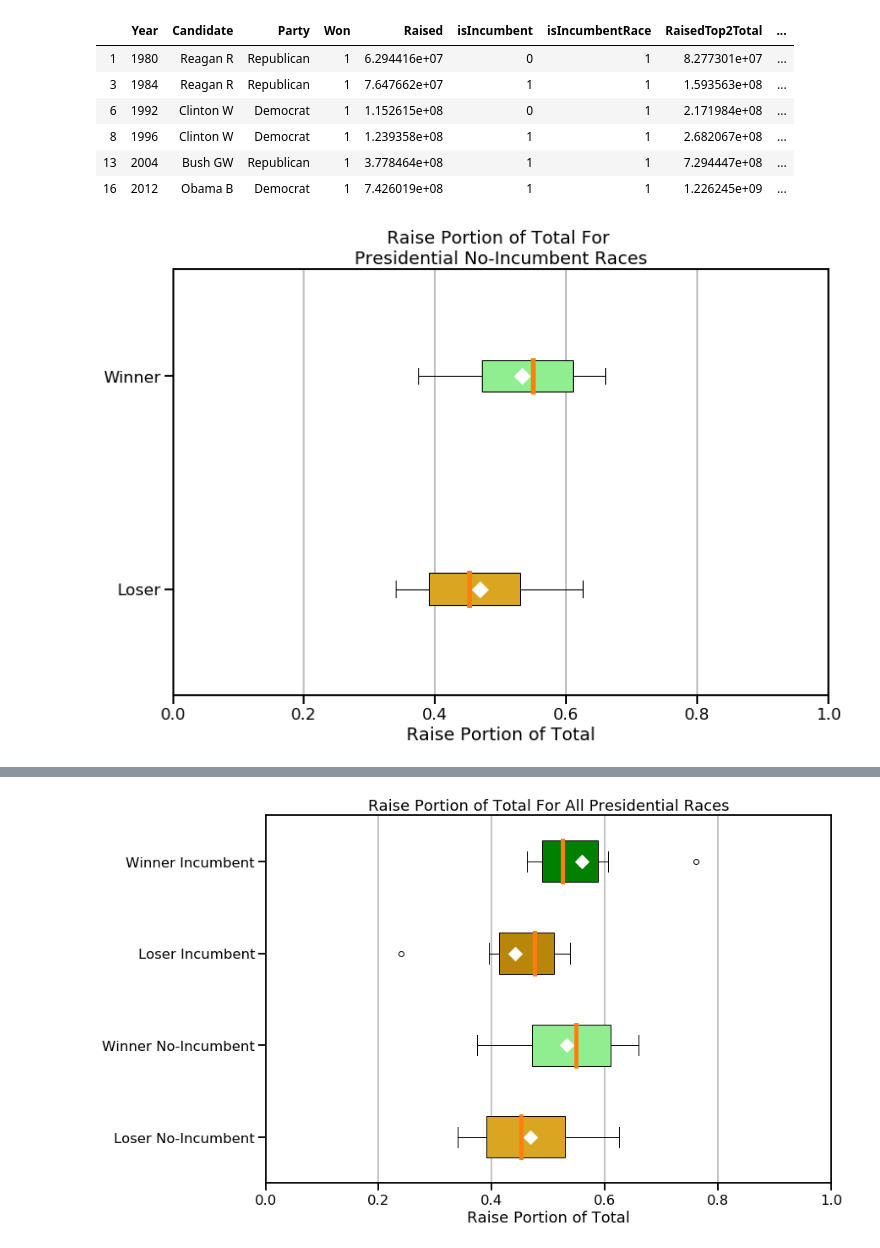
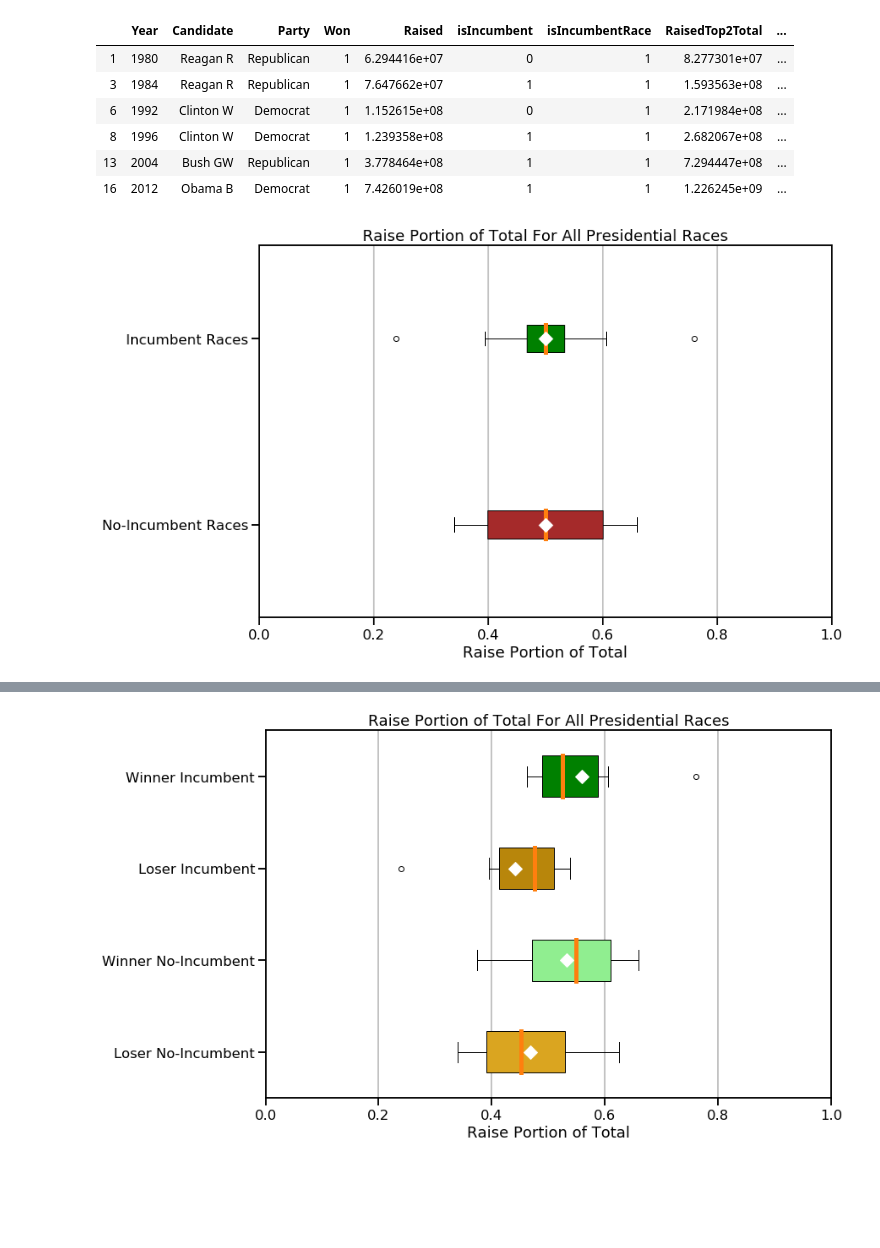
Before and after one commit to MichaelSzczepaniak/CampaignFinance, a Jupyter notebook: ExploreCampaignFinance.ipynb, the cells around one changed output, grey strips where cells are left out. Drawn from its saved outputs; the diff is of its cells as text; code cells hidden in the pictures; blank space fills up the shorter version.

```diff
--- a/ExploreCampaignFinance.ipynb
+++ b/ExploreCampaignFinance.ipynb
@@ -850,6 +850,9 @@ df_pres_nft.head()
 | 4 | 1988 | Dukakis M | Democrat | 0 | 90096557.0 | 0 | 0 | 181446171.0 | ... |
 # %% [markdown]
 ### Portion Raised in Incumbent Vs. No-Incumbent Presidential Races
+# %%
+pres_inc = df_pres_nft.copy()[(df_pres_nft['isIncumbentRace'] == 1)]
+pres_no_inc = df_pres_nft.copy()[(df_pres_nft['isIncumbentRace'] == 0)]
 # %%
 # losers in no incumbent races
 no_inc_won_0 = df_pres_nft.copy()[(df_pres_nft['isIncumbentRace'] == 0) &
@@ -889,29 +892,29 @@ inc_won_1
 # %%
 fig, ax = plt.subplots(figsize=(12,8))
 
 meanpointprops = dict(marker='D', markersize=12,
                       markeredgecolor='white',
                       markerfacecolor='white')
 medianprops = dict(linewidth = 5)
 
-box = ax.boxplot([no_inc_won_0['RaisedPortion'], no_inc_won_1['RaisedPortion']],
+box = ax.boxplot([pres_no_inc['RaisedPortion'], pres_inc['RaisedPortion']],
                  vert=False,
                  patch_artist=True,  # fill with color
                  showmeans = True,
-                 labels=['Loser', 'Winner'],
+                 labels=['No-Incumbent Races', 'Incumbent Races'],
                  medianprops=medianprops,
                  meanprops=meanpointprops)
 
-box['boxes'][0].set_facecolor('goldenrod')
-box['boxes'][1].set_facecolor('lightgreen')
+box['boxes'][0].set_facecolor('brown')
+box['boxes'][1].set_facecolor('green')
 
 ax.set_xlabel('Raise Portion of Total')
 ax.set_xlim([0, 1])
-ax.set_title('Raise Portion of Total For \nPresidential No-Incumbent Races')
+ax.set_title('Raise Portion of Total For All Presidential Races')
 ax.grid(axis='x')
 ax.set_axisbelow(True)
 
 
 plt.show()
 # %% [output]
-[figure, old version]
+[figure, new version]
```
Also changed, not shown: parts of 11 cells of this notebook.
